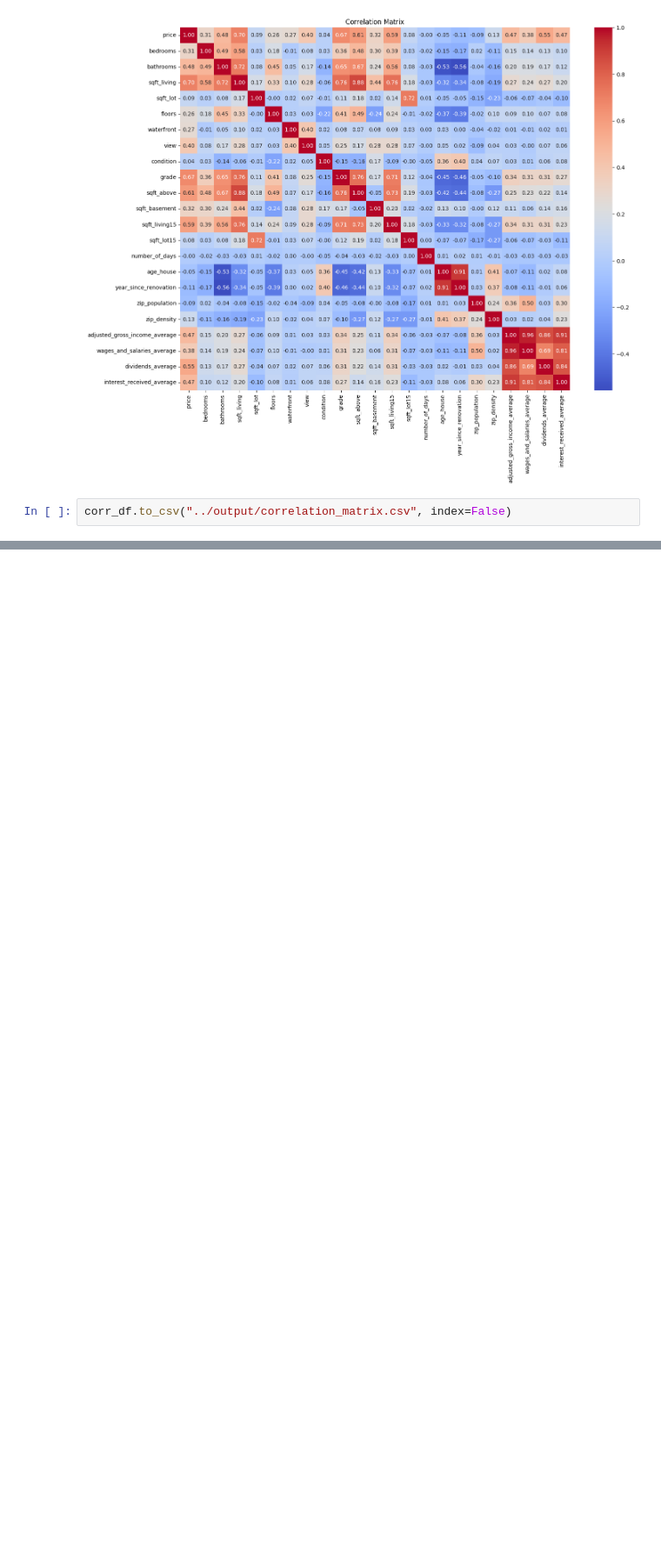
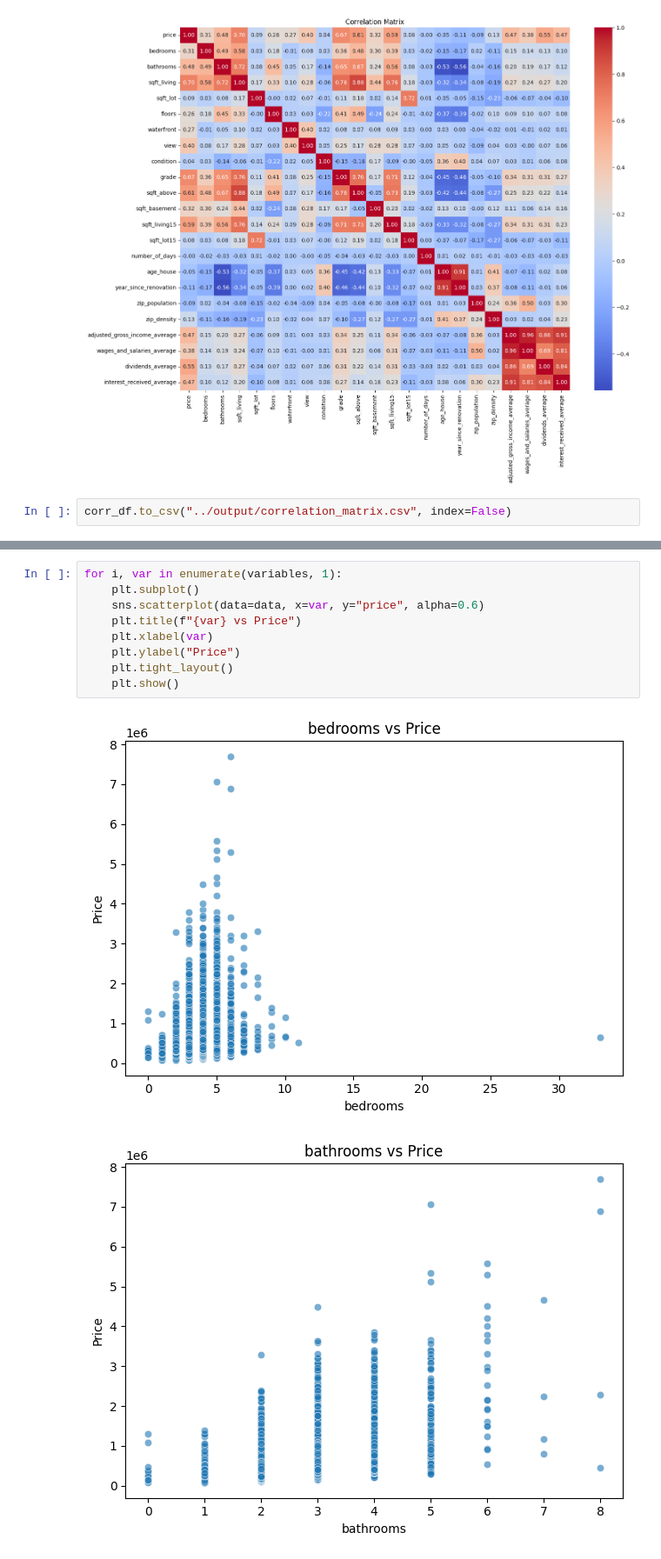
Before and after one commit to lazychach/House_price_prediction_King-County_USA, a Jupyter notebook: process/house_price_prediction.ipynb, the cells around one changed output, grey strips where cells are left out. Shown at 87% size. Drawn from its saved outputs; the diff is of its cells as text; blank space fills up the shorter version.

```diff
--- a/process/house_price_prediction.ipynb
+++ b/process/house_price_prediction.ipynb
@@ -884,0 +909,12 @@ corr_df.to_csv("../output/correlation_matrix.csv", index=False)
+# %%
+for i, var in enumerate(variables, 1):
+    plt.subplot()
+    sns.scatterplot(data=data, x=var, y="price", alpha=0.6)
+    plt.title(f"{var} vs Price")
+    plt.xlabel(var)
+    plt.ylabel("Price")
+    plt.tight_layout()
+    plt.show()
+# %% [output]
+[figure, added]
+[figure, added]
```
Also changed, not shown: parts of 50 cells of this notebook, 6 other files.
